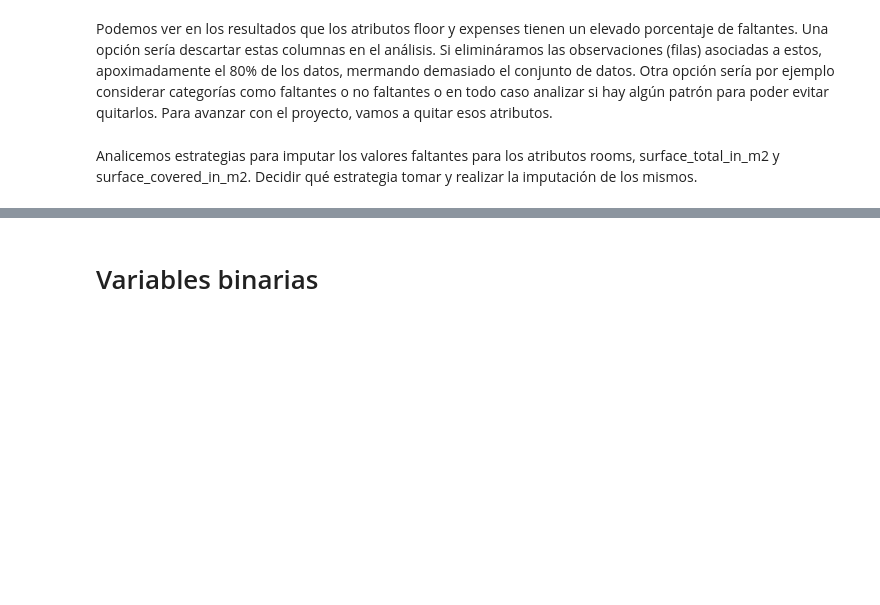
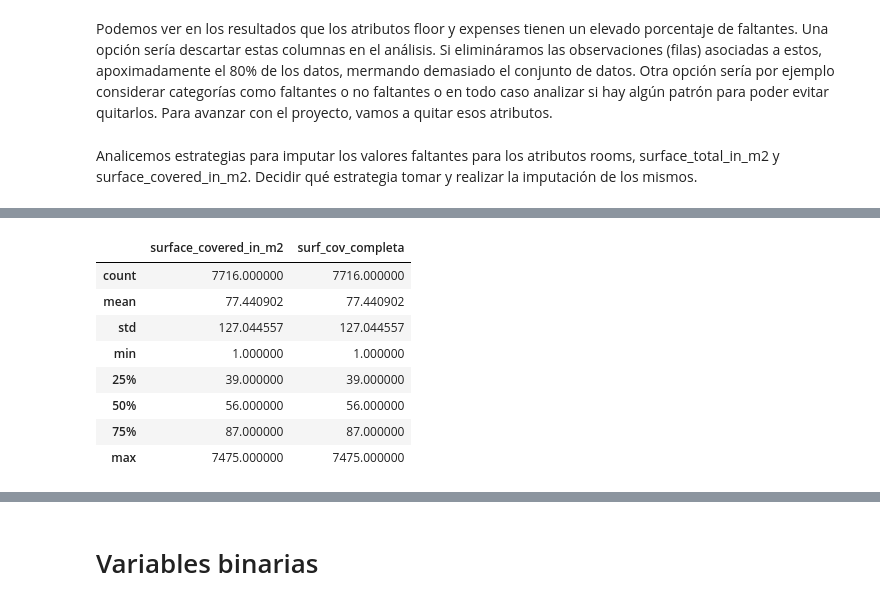
Before and after one commit to mnuclle/DiploDatos, a Jupyter notebook: 00 - Mentorias/2. Mentoria AyCD/Analisis_y_curación.ipynb, the cells around one changed output, grey strips where cells are left out. Drawn from its saved outputs; the diff is of its cells as text; code cells hidden in the pictures; blank space fills up the shorter version.

```diff
--- a/00 - Mentorias/2. Mentoria AyCD/Analisis_y_curación.ipynb
+++ b/00 - Mentorias/2. Mentoria AyCD/Analisis_y_curación.ipynb
@@ -485,0 +524,14 @@ Para completar la columna de la cantidad de habitaciones, la tecnica que podemos
+# %%
+df_comp_sup_cov = df_filtered_dropna[['surface_covered_in_m2']].dropna().describe()
+df_comp_sup_cov['surf_cov_completa'] = df_fill_sup_cub.surface_covered_in_m2.describe()
+df_comp_sup_cov
+# %% [output]
+|  | surface_covered_in_m2 | surf_cov_completa |
+| count | 7716.000000 | 7716.000000 |
+| mean | 77.440902 | 77.440902 |
+| std | 127.044557 | 127.044557 |
+| min | 1.000000 | 1.000000 |
+| 25% | 39.000000 | 39.000000 |
+| 50% | 56.000000 | 56.000000 |
+| 75% | 87.000000 | 87.000000 |
+| max | 7475.000000 | 7475.000000 |
```
Also changed, not shown: parts of 40 cells of this notebook.
